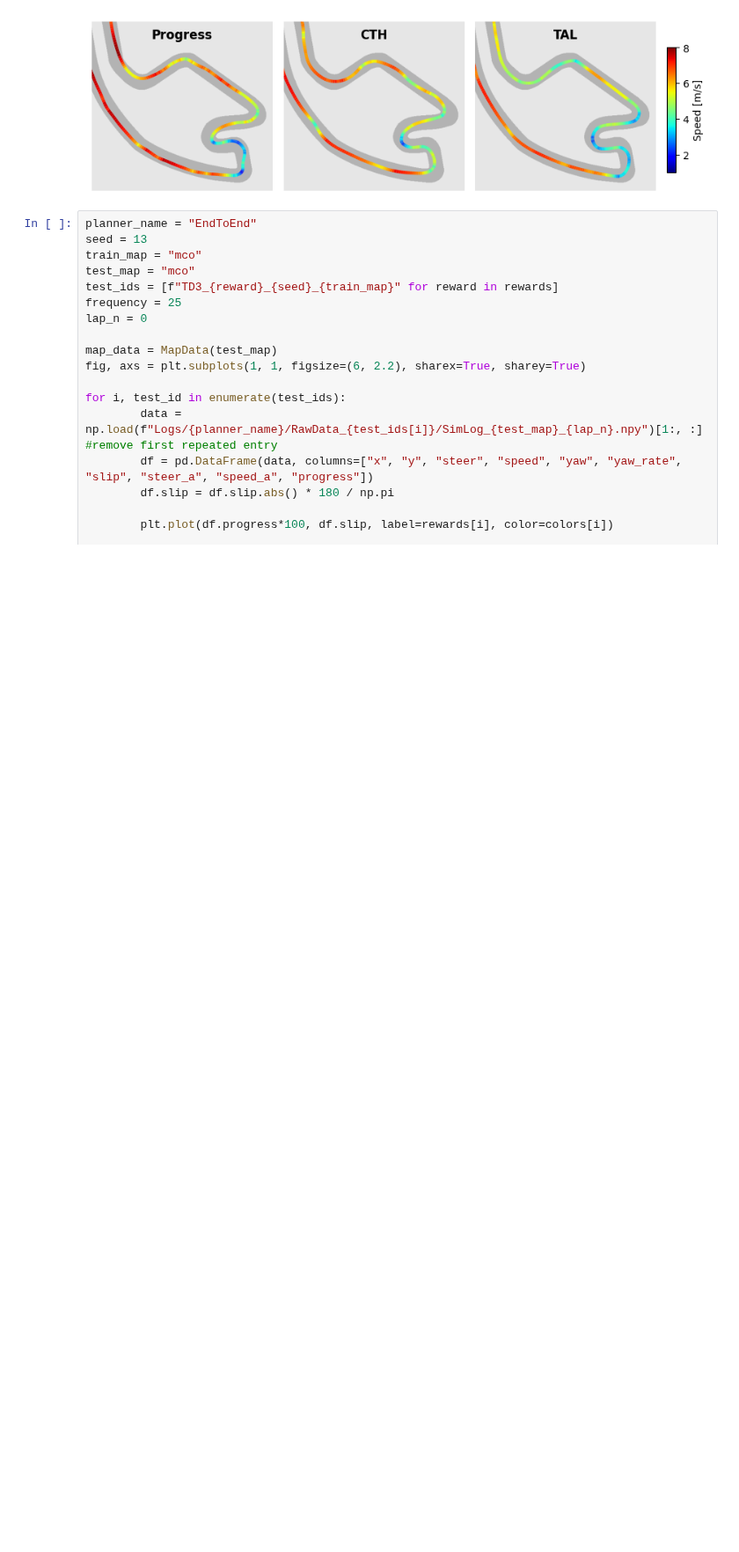
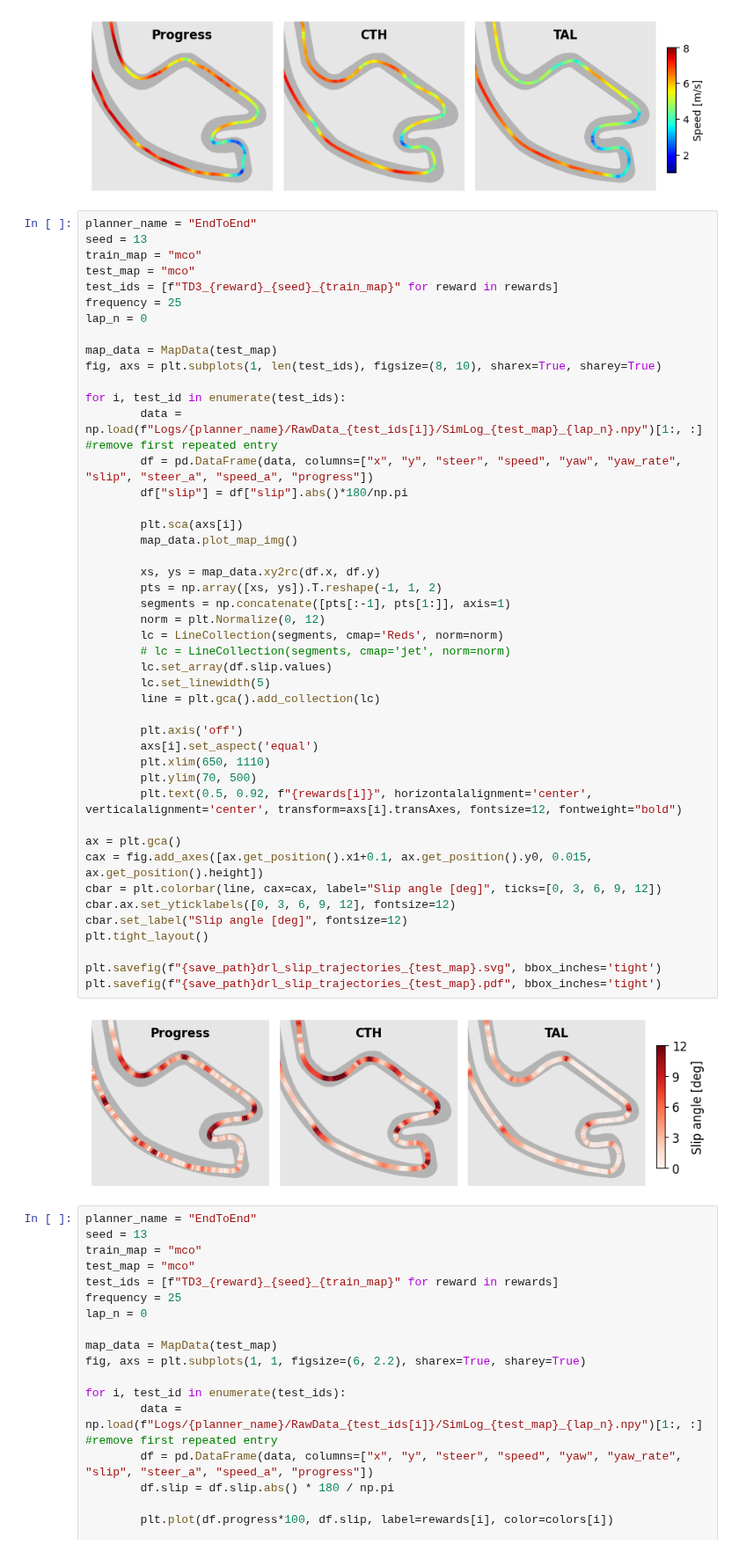
Before and after one commit to BDEvan5/f1tenth_benchmarks, a Jupyter notebook: Notebooks/drl_results.ipynb, the cells around one changed output. Shown at 88% size. Drawn from its saved outputs; the diff is of its cells as text; blank space fills up the shorter version.

```diff
--- a/Notebooks/drl_results.ipynb
+++ b/Notebooks/drl_results.ipynb
@@ -394,6 +394,53 @@ plt.savefig(f"{save_path}drl_trajectories_{test_map}.svg", bbox_inches='tight')
 plt.savefig(f"{save_path}drl_trajectories_{test_map}.pdf", bbox_inches='tight')
 # %% [output]
 [figure]
+# %%
+planner_name = "EndToEnd"
+seed = 13
+train_map = "mco"
+test_map = "mco"
+test_ids = [f"TD3_{reward}_{seed}_{train_map}" for reward in rewards]
+frequency = 25
+lap_n = 0
+
+map_data = MapData(test_map)
+fig, axs = plt.subplots(1, len(test_ids), figsize=(8, 10), sharex=True, sharey=True)
+
+for i, test_id in enumerate(test_ids):
+        data = np.load(f"Logs/{planner_name}/RawData_{test_ids[i]}/SimLog_{test_map}_{lap_n}.npy")[1:, :] #remove first repeated entry
+        df = pd.DataFrame(data, columns=["x", "y", "steer", "speed", "yaw", "yaw_rate", "slip", "steer_a", "speed_a", "progress"])
+        df["slip"] = df["slip"].abs()*180/np.pi
+
+        plt.sca(axs[i])
+        map_data.plot_map_img()
+
+        xs, ys = map_data.xy2rc(df.x, df.y)
+        pts = np.array([xs, ys]).T.reshape(-1, 1, 2)
+        segments = np.concatenate([pts[:-1], pts[1:]], axis=1)
+        norm = plt.Normalize(0, 12)
+        lc = LineCollection(segments, cmap='Reds', norm=norm)
+        # lc = LineCollection(segments, cmap='jet', norm=norm)
+        lc.set_array(df.slip.values)
+        lc.set_linewidth(5)
+        line = plt.gca().add_collection(lc)
+
+        plt.axis('off')
+        axs[i].set_aspect('equal')
+        plt.xlim(650, 1110)
+        plt.ylim(70, 500)
+        plt.text(0.5, 0.92, f"{rewards[i]}", horizontalalignment='center', verticalalignment='center', transform=axs[i].transAxes, fontsize=12, fontweight="bold")
+
+ax = plt.gca()
+cax = fig.add_axes([ax.get_position().x1+0.1, ax.get_position().y0, 0.015, ax.get_position().height])
+cbar = plt.colorbar(line, cax=cax, label="Slip angle [deg]", ticks=[0, 3, 6, 9, 12])
+cbar.ax.set_yticklabels([0, 3, 6, 9, 12], fontsize=12)
+cbar.set_label("Slip angle [deg]", fontsize=12)
+plt.tight_layout()
+
+plt.savefig(f"{save_path}drl_slip_trajectories_{test_map}.svg", bbox_inches='tight')
+plt.savefig(f"{save_path}drl_slip_trajectories_{test_map}.pdf", bbox_inches='tight')
+# %% [output]
+[figure, added]
 # %%
 planner_name = "EndToEnd"
 seed = 13
```
Also changed, not shown: 14 other files.
